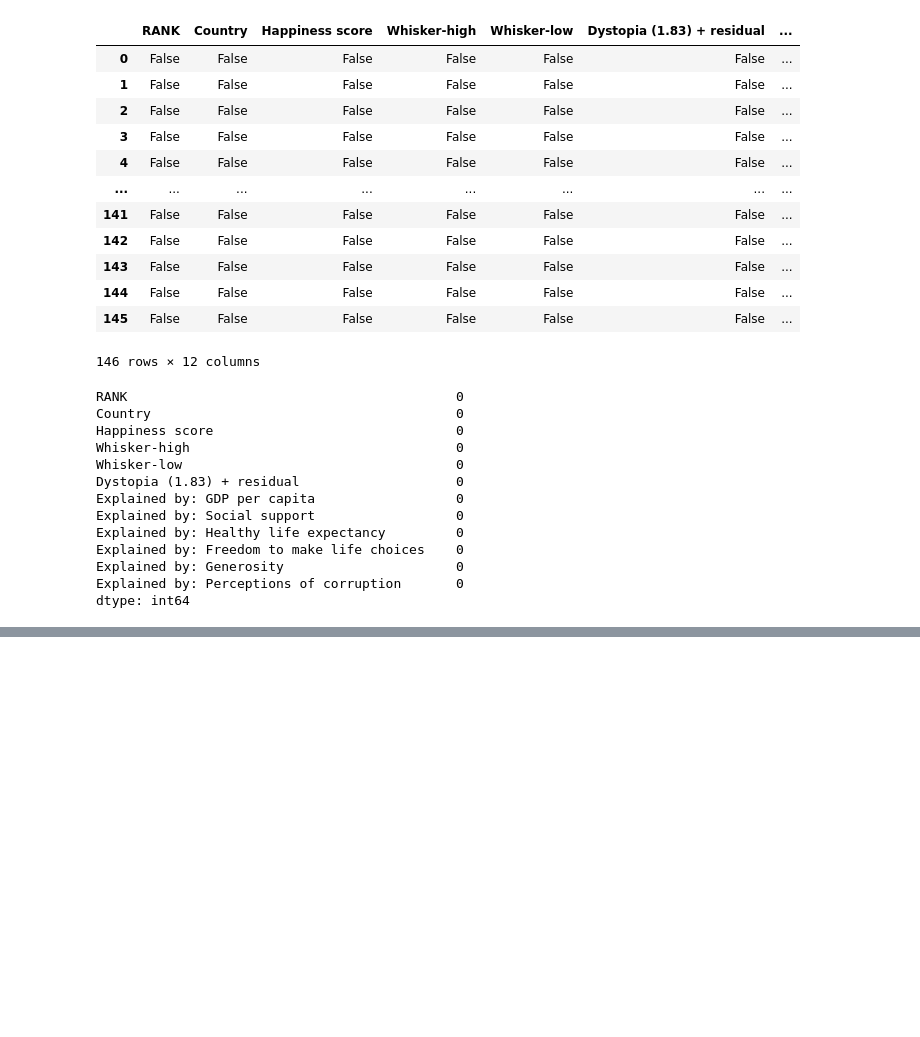
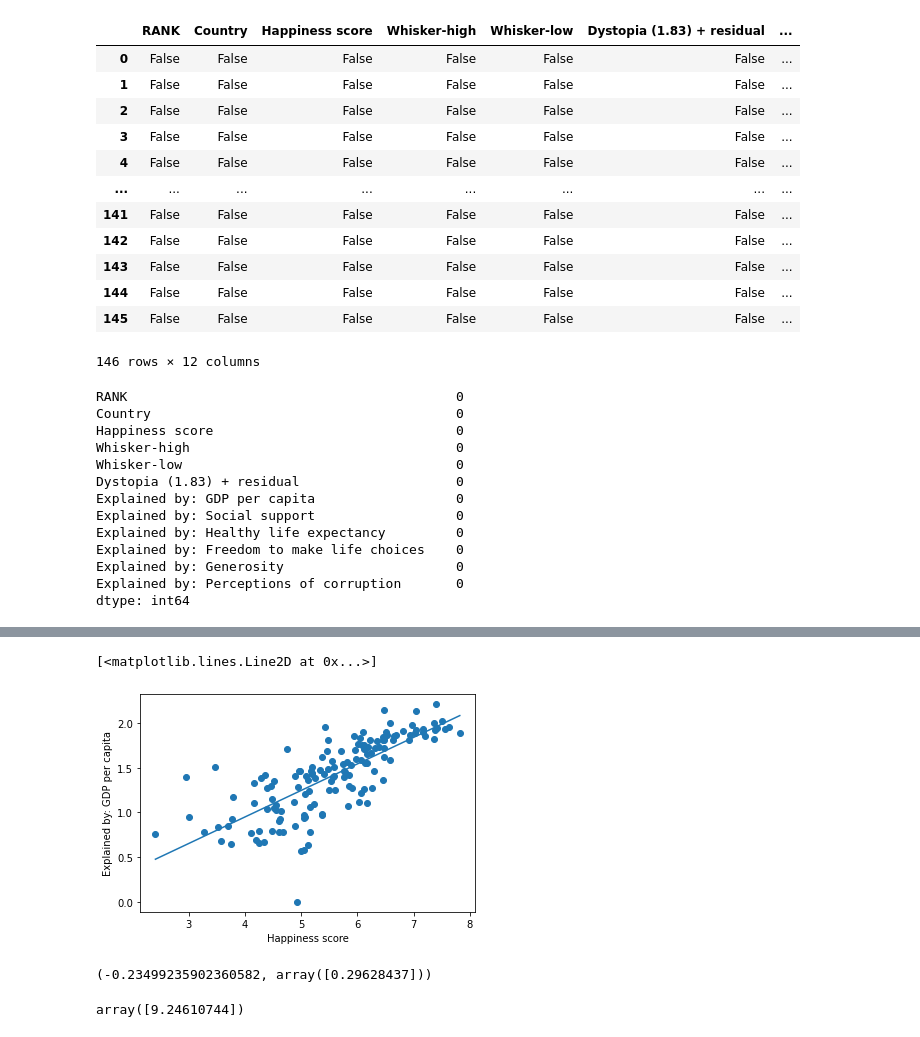
Before and after one commit to Iman-school/project-1-ShahadAli1, a Jupyter notebook: World Happiness 2022 - Project 101.ipynb, the cells around one changed output, grey strips where cells are left out. Saved outputs shown, nothing was run; the diff lists cells and outputs as text; code cells hidden in the pictures; blank space fills up the shorter version.

```diff
--- a/World Happiness 2022 - Project 101.ipynb
+++ b/World Happiness 2022 - Project 101.ipynb
@@ -223,0 +254,27 @@ plt.show()
+# %%
+from sklearn. linear_model import LinearRegression
+x= World_Happiness_Report_2022["Happiness score"].values.reshape (-1,1)
+y = World_Happiness_Report_2022["Explained by: GDP per capita"]
+lr_model = LinearRegression()
+lr_model.fit(x, y)
+y_pred = lr_model.predict(x)
+y_pred
+
+plt.scatter(x, y)
+plt.xlabel("Happiness score")
+plt.ylabel("Explained by: GDP per capita")
+plt.plot(x, y_pred)
+# %% [output]
+[<matplotlib.lines.Line2D at 0x...>]
+[figure, added]
+# %%
+theta_0 = lr_model.intercept_
+theta_1= lr_model.coef_
+theta_0, theta_1
+# %% [output]
+(-0.23499235902360582, array([0.29628437]))
+# %%
+y_pred = lr_model.predict(np.array ([32]).reshape(1,1))
+y_pred
+# %% [output]
+array([9.24610744])
```
Also changed, not shown: parts of 19 cells of this notebook.
